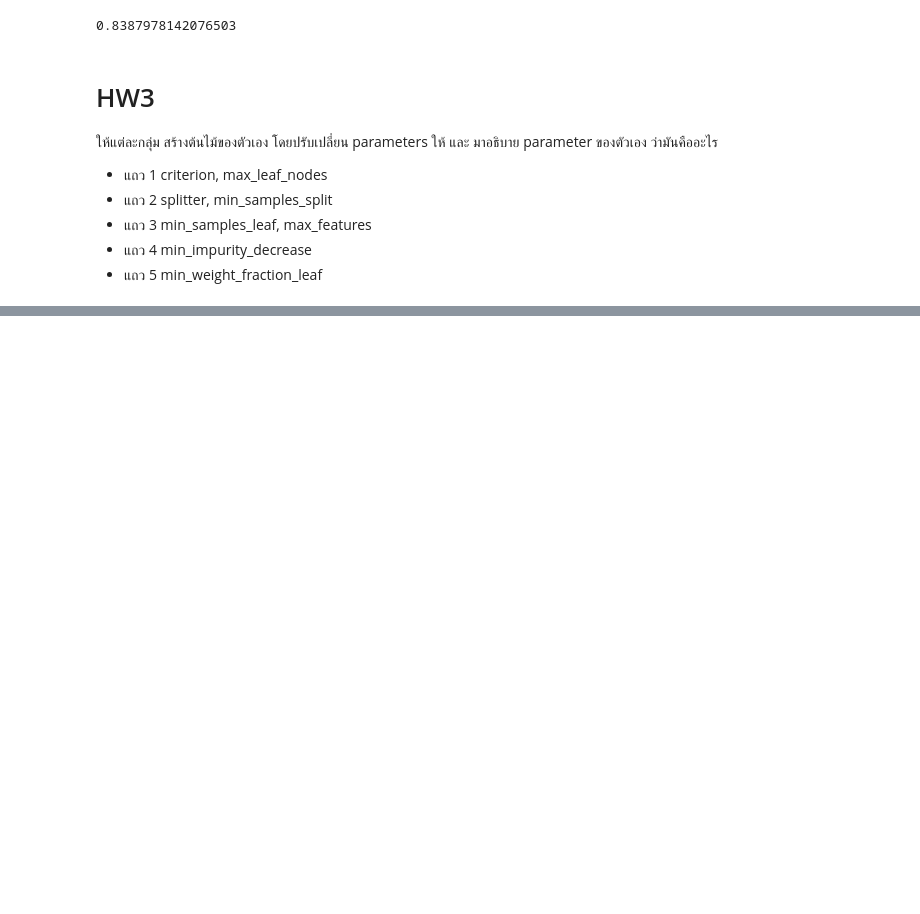
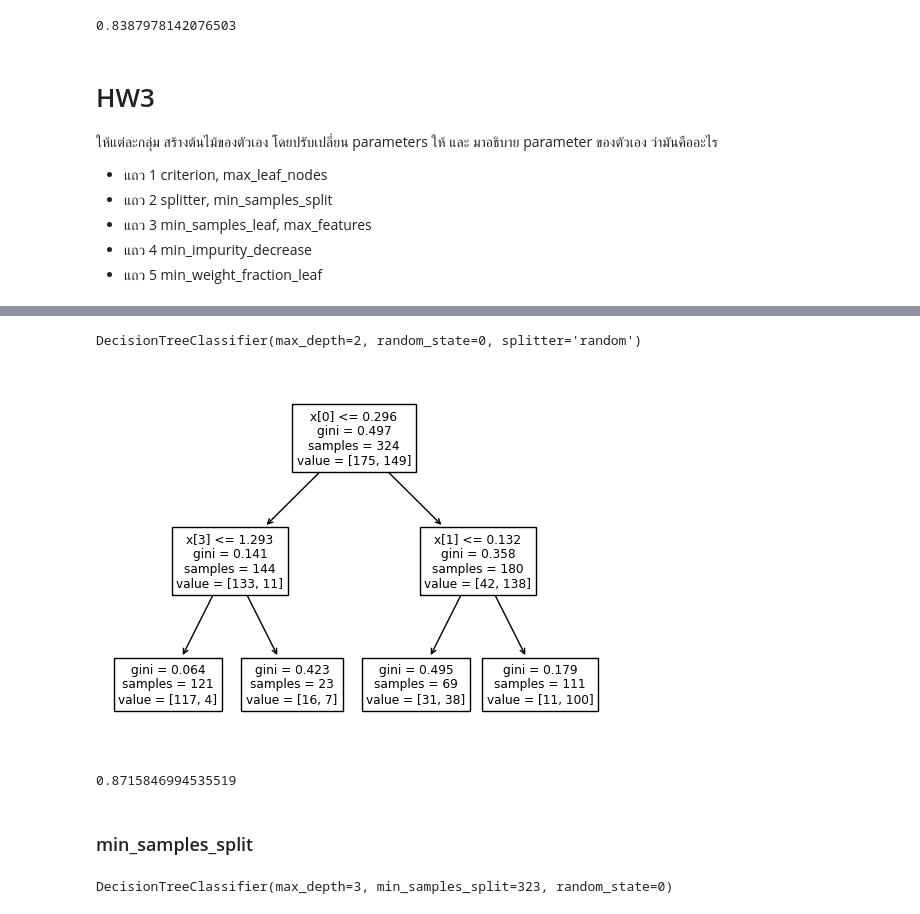
Before and after one commit to Ratchanontt/BSC_DPDM23, a Jupyter notebook: Classification.ipynb, the cells around one changed output, grey strips where cells are left out. Saved outputs shown, nothing was run; the diff lists cells and outputs as text; code cells hidden in the pictures; blank space fills up the shorter version.

```diff
--- a/Classification.ipynb
+++ b/Classification.ipynb
@@ -290,0 +299,4 @@ accuracy_score(y_test, y_predict2)
+# %%
+DtreeHWx = DecisionTreeClassifier(random_state=0,max_depth=4)
+# %%
+DtreeHWx.fit(x_train,y_train)
@@ -290,0 +309,10 @@ accuracy_score(y_test, y_predict2)
+# %%
+DtreeHW3_1 = DecisionTreeClassifier(random_state=0,max_depth=2,splitter="random")
+# %%
+DtreeHW3_1.fit(x_train,y_train)
+# %% [output]
+DecisionTreeClassifier(max_depth=2, random_state=0, splitter='random')
+# %%
+tree.plot_tree(DtreeHW3_1);
+# %% [output]
+[figure, added]
@@ -290,0 +321,6 @@ accuracy_score(y_test, y_predict2)
+# %%
+accuracy_score(y_test, y_predictHW3_1)
+# %% [output]
+0.8715846994535519
+# %% [markdown]
+### min_samples_split
@@ -290,0 +329,4 @@ accuracy_score(y_test, y_predict2)
+# %%
+DtreeHW3_2.fit(x_train,y_train)
+# %% [output]
+DecisionTreeClassifier(max_depth=3, min_samples_split=323, random_state=0)
```
Also changed, not shown: parts of 12 cells of this notebook.
